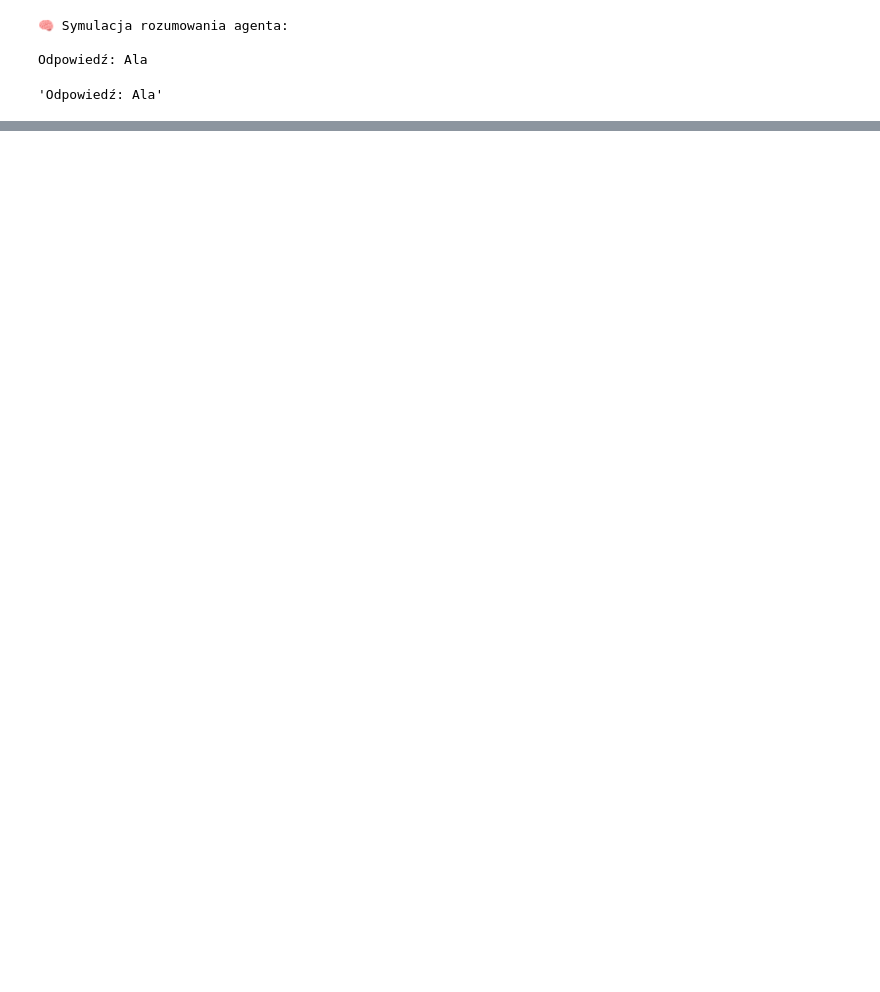
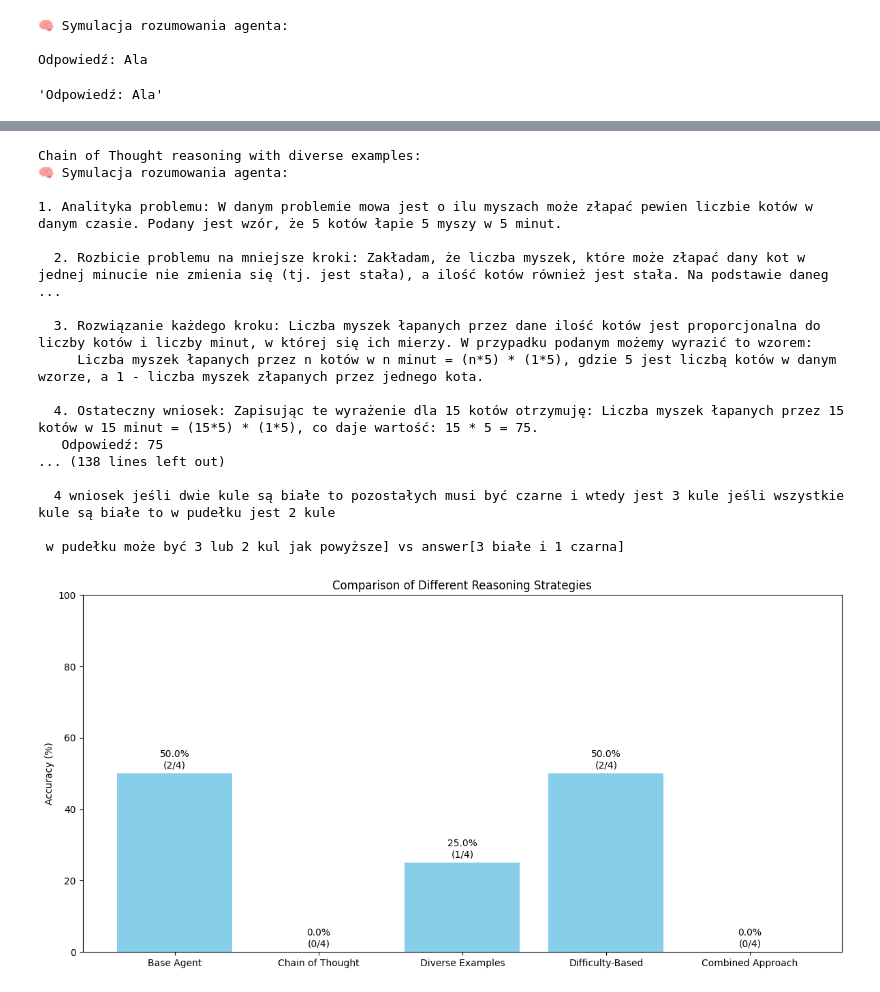
Before and after one commit to LLM-based-puzzle-solver/Cuda-project, a Jupyter notebook: CUDA_projekt.ipynb, the cells around one changed output, grey strips where cells are left out. Drawn from its saved outputs; the diff is of its cells as text; code cells hidden in the pictures; blank space fills up the shorter version.

Commit message:
First draft of CoT and few shot

```diff
--- a/CUDA_projekt.ipynb
+++ b/CUDA_projekt.ipynb
@@ -188,0 +465,46 @@ plot_accuracies(accuracies)
+# %%
+
+enhanced_agent = EnhancedReasoningAgent(
+    tokenizer=tokenizer,
+    model=model,
+    db_texts=puzzles_texts,
+    db_answers=puzzles_answers,
+    db_embeddings=puzzles_embeddings,
+    ollama_model="mistral",
+    use_chain_of_thought=True,
+    few_shot_strategy="diverse",
+    strategy_params={"diversity_factor": 0.7}
+)
+
+test_query = "Jeśli 5 kotów łapie 5 myszy w 5 minut, ile myszy złapie 15 kotów w 15 minut?"
+print("Chain of Thought reasoning with diverse examples:")
+enhanced_agent.solve(test_query, verbose=True)
+
+print("\nComparing different strategies...")
+comparison_results = compare_agent_strategies(
+    puzzles_df.sample(20),  # Use a smaller sample for quicker comparison
+    tokenizer,
+    model,
+    puzzles_embeddings
+)
+
+plot_comparison_results(comparison_results)
+# %% [output]
+Chain of Thought reasoning with diverse examples:
+🧠 Symulacja rozumowania agenta:
+
+1. Analityka problemu: W danym problemie mowa jest o ilu myszach może złapać pewien liczbie kotów w danym czasie. Podany jest wzór, że 5 kotów łapie 5 myszy w 5 minut.
+
+  2. Rozbicie problemu na mniejsze kroki: Zakładam, że liczba myszek, które może złapać dany kot w jednej minucie nie zmienia się (tj. jest stała), a ilość kotów również jest stała. Na podstawie daneg ...
+
+  3. Rozwiązanie każdego kroku: Liczba myszek łapanych przez dane ilość kotów jest proporcjonalna do liczby kotów i liczby minut, w której się ich mierzy. W przypadku podanym możemy wyrazić to wzorem:
+     Liczba myszek łapanych przez n kotów w n minut = (n*5) * (1*5), gdzie 5 jest liczbą kotów w danym wzorze, a 1 - liczba myszek złapanych przez jednego kota.
+
+  4. Ostateczny wniosek: Zapisując te wyrażenie dla 15 kotów otrzymuję: Liczba myszek łapanych przez 15 kotów w 15 minut = (15*5) * (1*5), co daje wartość: 15 * 5 = 75.
+   Odpowiedź: 75
+... (138 lines left out)
+
+  4 wniosek jeśli dwie kule są białe to pozostałych musi być czarne i wtedy jest 3 kule jeśli wszystkie kule są białe to w pudełku jest 2 kule
+
+ w pudełku może być 3 lub 2 kul jak powyższe] vs answer[3 białe i 1 czarna]
+[figure, added]
```
Also changed, not shown: parts of 8 cells of this notebook.
